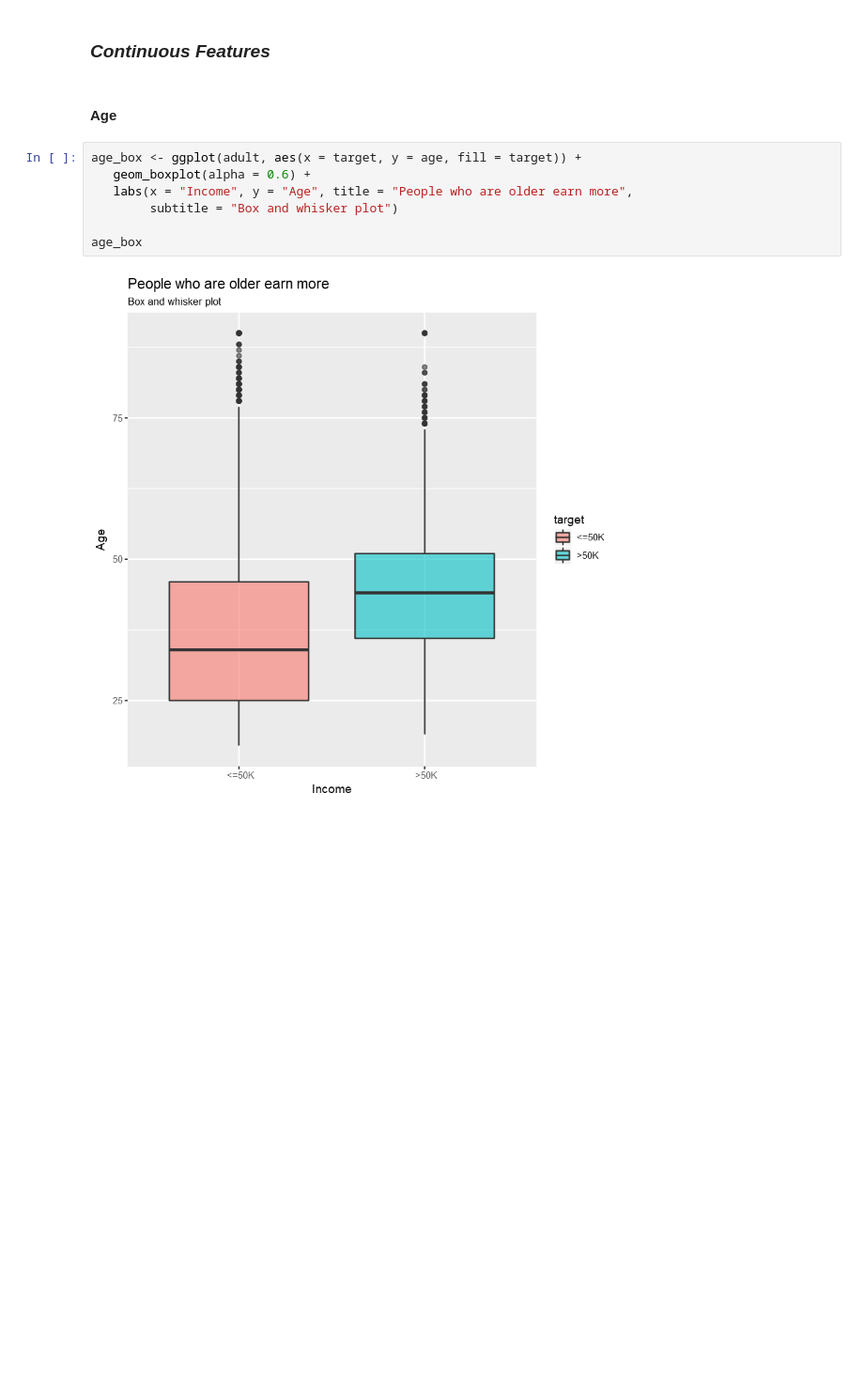
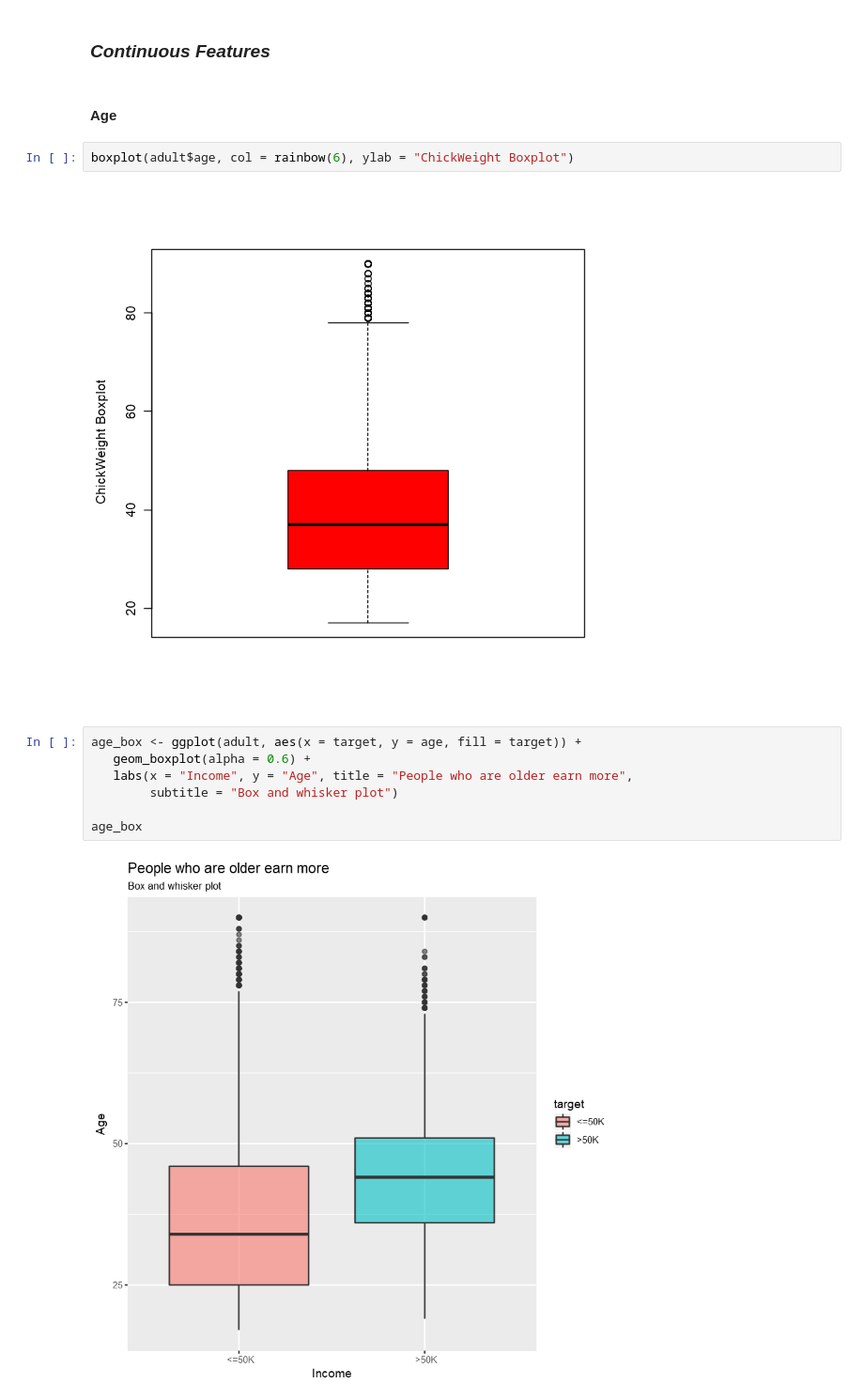
Before and after one commit to MElHuseyni/Predict-Income-using-US-Census-Data, a Jupyter notebook: Exploratory Data Analysis in R.ipynb, the cells around one changed output. Shown at 94% size. Cells and saved outputs as stored; diff of their text form; blank space fills up the shorter version.

```diff
--- a/Exploratory Data Analysis in R.ipynb
+++ b/Exploratory Data Analysis in R.ipynb
@@ -207,6 +281,10 @@ plot_correlation(adult, type = 'continuous','Review.Date')
 ### *Continuous Features*
 # %% [markdown]
 #### **Age**
+# %%
+boxplot(adult$age, col = rainbow(6), ylab = "ChickWeight Boxplot")
+# %% [output]
+[figure, added]
 # %%
 age_box <- ggplot(adult, aes(x = target, y = age, fill = target)) +
    geom_boxplot(alpha = 0.6) +
```
Also changed, not shown: parts of 52 cells of this notebook, 2 other files.
